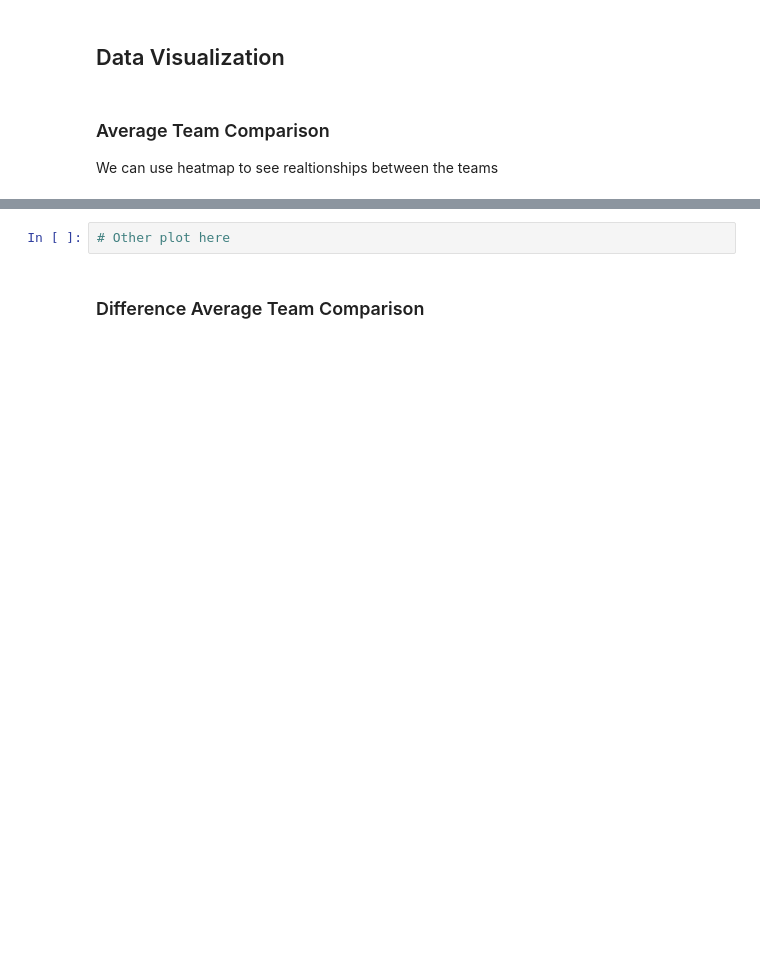
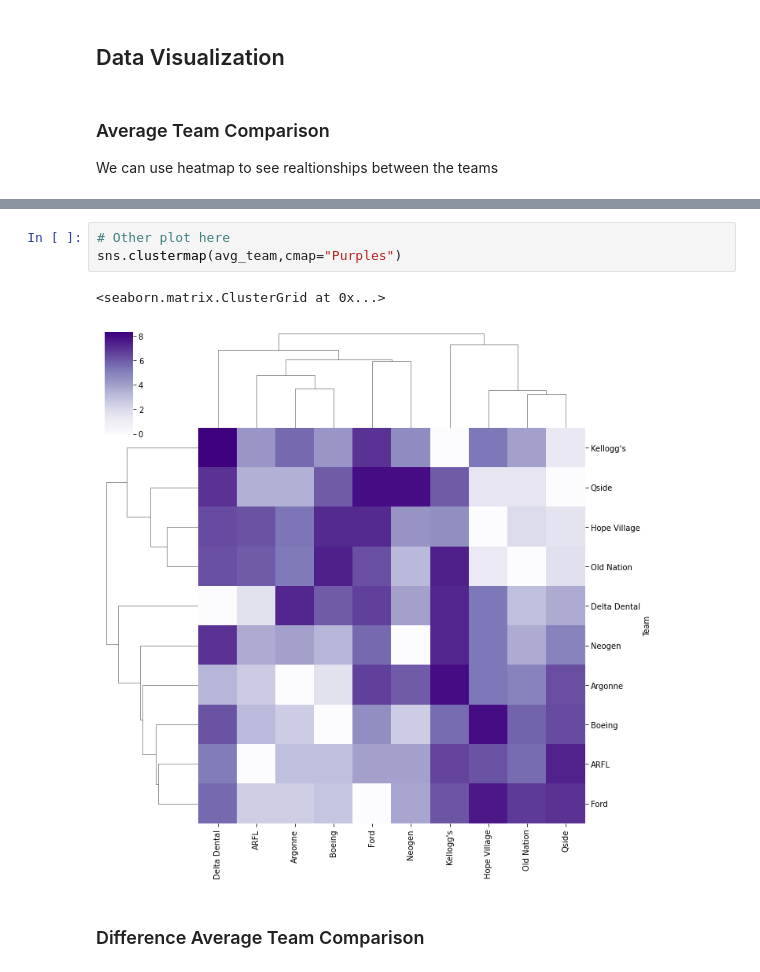
Before and after one commit to colbrydi/CMSE495_2022_Distance_Measures, a Jupyter notebook: Suggested.ipynb, the cells around one changed output, grey strips where cells are left out. Saved outputs shown, nothing was run; the diff lists cells and outputs as text; blank space fills up the shorter version.

```diff
--- a/Suggested.ipynb
+++ b/Suggested.ipynb
@@ -160,5 +166,9 @@ We can also view the same thing with hierachical comparsion
 # %%
 # Other plot here
+sns.clustermap(avg_team,cmap="Purples")
+# %% [output]
+<seaborn.matrix.ClusterGrid at 0x...>
+[figure, added]
 # %% [markdown]
 ### Difference Average Team Comparison
 # %% [markdown]
```
Also changed, not shown: parts of 6 cells of this notebook.
